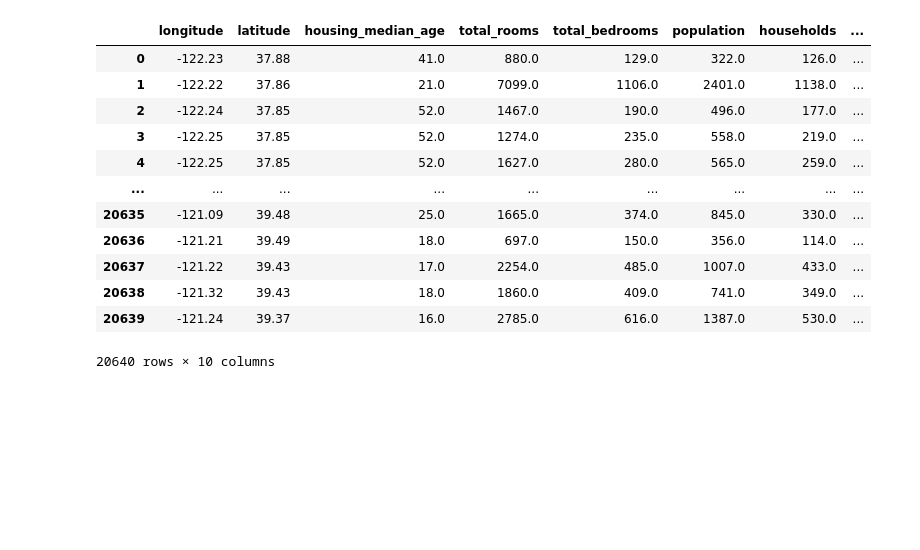
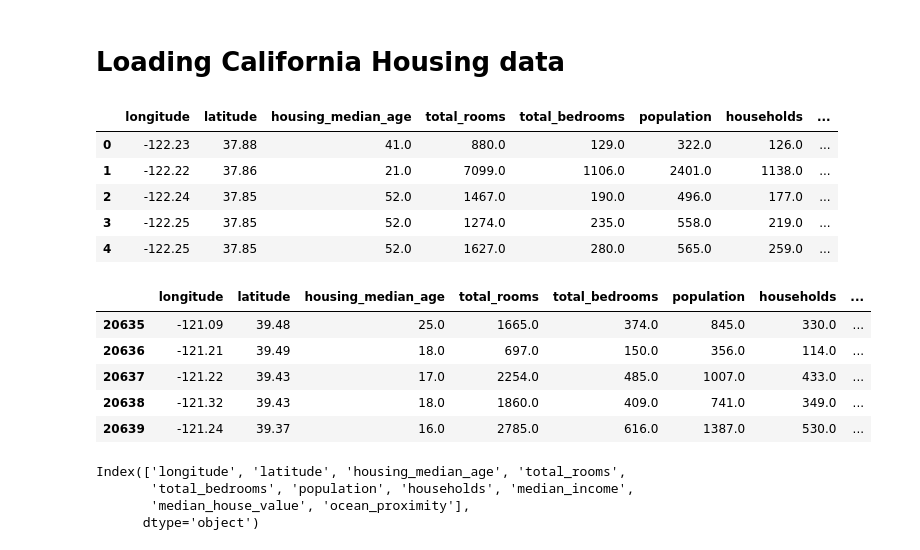
Before and after one commit to KK-Niraj/California-Housing-Price, a Jupyter notebook: California_House_Prices.ipynb, the cells around one changed output. Saved outputs shown, nothing was run; the diff lists cells and outputs as text; code cells hidden in the pictures; blank space fills up the shorter version.

```diff
--- a/California_House_Prices.ipynb
+++ b/California_House_Prices.ipynb
@@ -7,16 +2,0 @@ df = pd.read_csv("/content/housing.csv")
-# %%
-df
-# %% [output]
-|  | longitude | latitude | housing_median_age | total_rooms | total_bedrooms | population | households | ... |
-| 0 | -122.23 | 37.88 | 41.0 | 880.0 | 129.0 | 322.0 | 126.0 | ... |
-| 1 | -122.22 | 37.86 | 21.0 | 7099.0 | 1106.0 | 2401.0 | 1138.0 | ... |
-| 2 | -122.24 | 37.85 | 52.0 | 1467.0 | 190.0 | 496.0 | 177.0 | ... |
-| 3 | -122.25 | 37.85 | 52.0 | 1274.0 | 235.0 | 558.0 | 219.0 | ... |
-| 4 | -122.25 | 37.85 | 52.0 | 1627.0 | 280.0 | 565.0 | 259.0 | ... |
-| ... | ... | ... | ... | ... | ... | ... | ... | ... |
-| 20635 | -121.09 | 39.48 | 25.0 | 1665.0 | 374.0 | 845.0 | 330.0 | ... |
-| 20636 | -121.21 | 39.49 | 18.0 | 697.0 | 150.0 | 356.0 | 114.0 | ... |
-| 20637 | -121.22 | 39.43 | 17.0 | 2254.0 | 485.0 | 1007.0 | 433.0 | ... |
-| 20638 | -121.32 | 39.43 | 18.0 | 1860.0 | 409.0 | 741.0 | 349.0 | ... |
-| 20639 | -121.24 | 39.37 | 16.0 | 2785.0 | 616.0 | 1387.0 | 530.0 | ... |
-20640 rows × 10 columns
@@ -22,0 +12,34 @@ df
+# %% [markdown]
+# Loading California Housing data
+# %%
+# File path to read
+file_path = "/content/housing.csv"
+# %%
+df = pd.read_csv(file_path)
+# First 5 Data points
+df.head()
+# %% [output]
+|  | longitude | latitude | housing_median_age | total_rooms | total_bedrooms | population | households | ... |
+| 0 | -122.23 | 37.88 | 41.0 | 880.0 | 129.0 | 322.0 | 126.0 | ... |
+| 1 | -122.22 | 37.86 | 21.0 | 7099.0 | 1106.0 | 2401.0 | 1138.0 | ... |
+| 2 | -122.24 | 37.85 | 52.0 | 1467.0 | 190.0 | 496.0 | 177.0 | ... |
+| 3 | -122.25 | 37.85 | 52.0 | 1274.0 | 235.0 | 558.0 | 219.0 | ... |
+| 4 | -122.25 | 37.85 | 52.0 | 1627.0 | 280.0 | 565.0 | 259.0 | ... |
+# %%
+# Last 5 Data points
+df.tail()
+# %% [output]
+|  | longitude | latitude | housing_median_age | total_rooms | total_bedrooms | population | households | ... |
+| 20635 | -121.09 | 39.48 | 25.0 | 1665.0 | 374.0 | 845.0 | 330.0 | ... |
+| 20636 | -121.21 | 39.49 | 18.0 | 697.0 | 150.0 | 356.0 | 114.0 | ... |
+| 20637 | -121.22 | 39.43 | 17.0 | 2254.0 | 485.0 | 1007.0 | 433.0 | ... |
+| 20638 | -121.32 | 39.43 | 18.0 | 1860.0 | 409.0 | 741.0 | 349.0 | ... |
+| 20639 | -121.24 | 39.37 | 16.0 | 2785.0 | 616.0 | 1387.0 | 530.0 | ... |
+# %%
+# List all column names in the dataframe
+df.columns
+# %% [output]
+Index(['longitude', 'latitude', 'housing_median_age', 'total_rooms',
+       'total_bedrooms', 'population', 'households', 'median_income',
+       'median_house_value', 'ocean_proximity'],
+      dtype='object')
```
Also changed, not shown: parts of 13 cells of this notebook.
